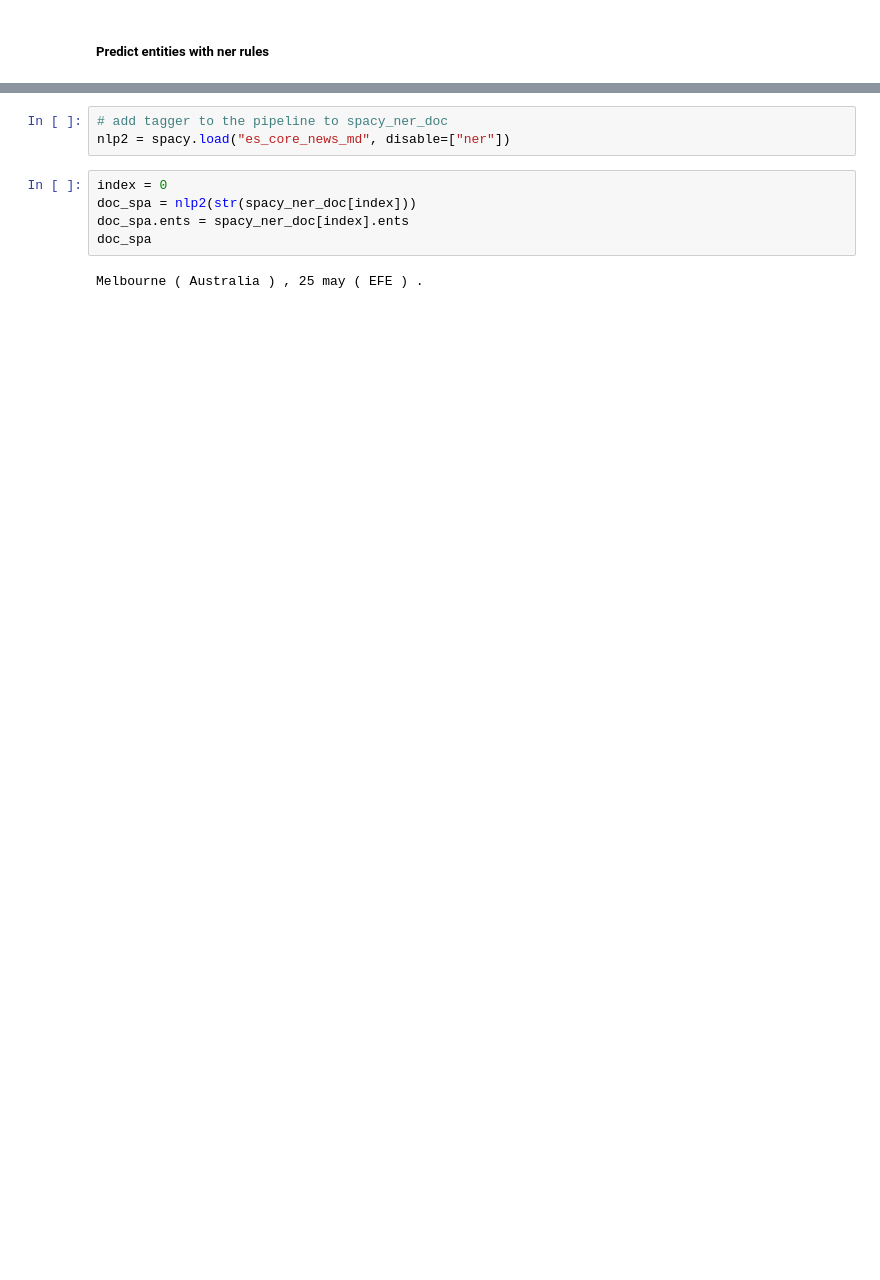
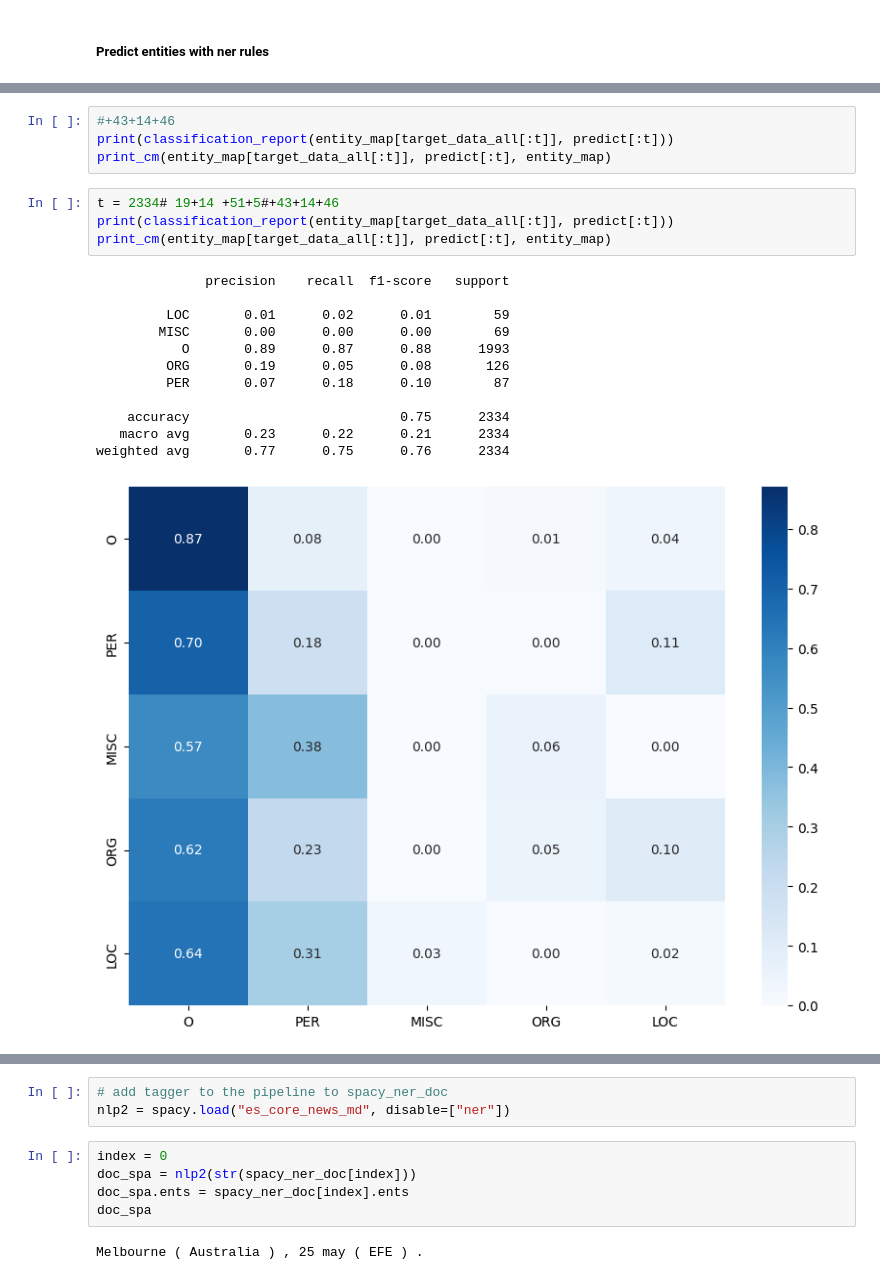
Before and after one commit to jrabag/ga-lener-es, a Jupyter notebook: NER EA.ipynb, the cells around one changed output, grey strips where cells are left out. Drawn from its saved outputs; the diff is of its cells as text; blank space fills up the shorter version.

```diff
--- a/NER EA.ipynb
+++ b/NER EA.ipynb
@@ -723,0 +1461,21 @@ weighted avg       0.95      0.95      0.95      7106
+# %%
+#+43+14+46
+print(classification_report(entity_map[target_data_all[:t]], predict[:t]))
+print_cm(entity_map[target_data_all[:t]], predict[:t], entity_map)
+# %%
+t = 2334# 19+14 +51+5#+43+14+46
+print(classification_report(entity_map[target_data_all[:t]], predict[:t]))
+print_cm(entity_map[target_data_all[:t]], predict[:t], entity_map)
+# %% [output]
+              precision    recall  f1-score   support
+
+         LOC       0.01      0.02      0.01        59
+        MISC       0.00      0.00      0.00        69
+           O       0.89      0.87      0.88      1993
+         ORG       0.19      0.05      0.08       126
+         PER       0.07      0.18      0.10        87
+
+    accuracy                           0.75      2334
+   macro avg       0.23      0.22      0.21      2334
+weighted avg       0.77      0.75      0.76      2334
+[figure, added]
```
Also changed, not shown: parts of 171 cells of this notebook, 9 other files.
